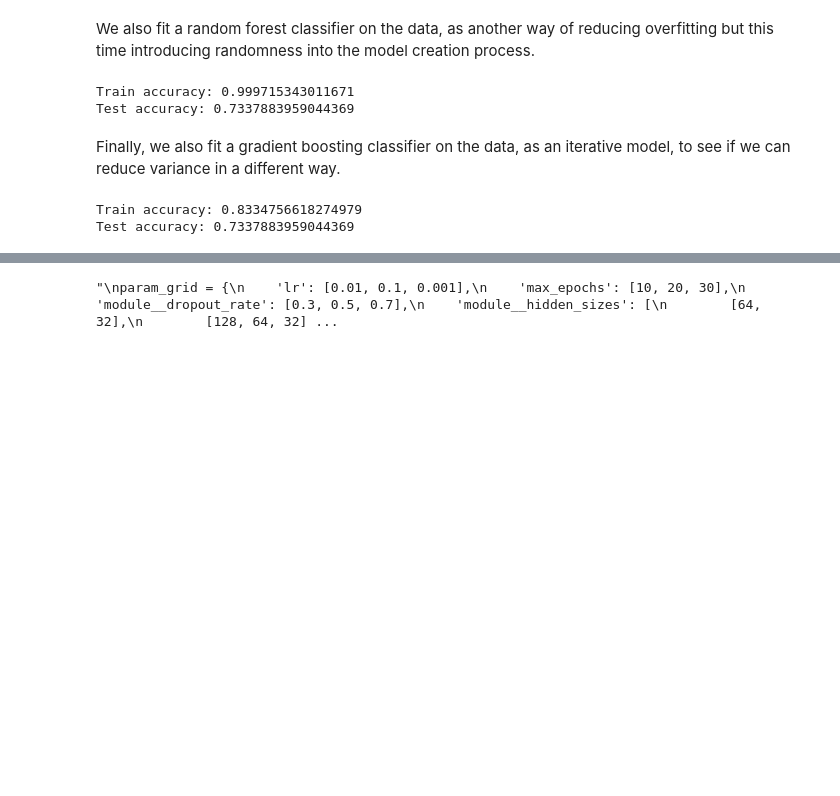
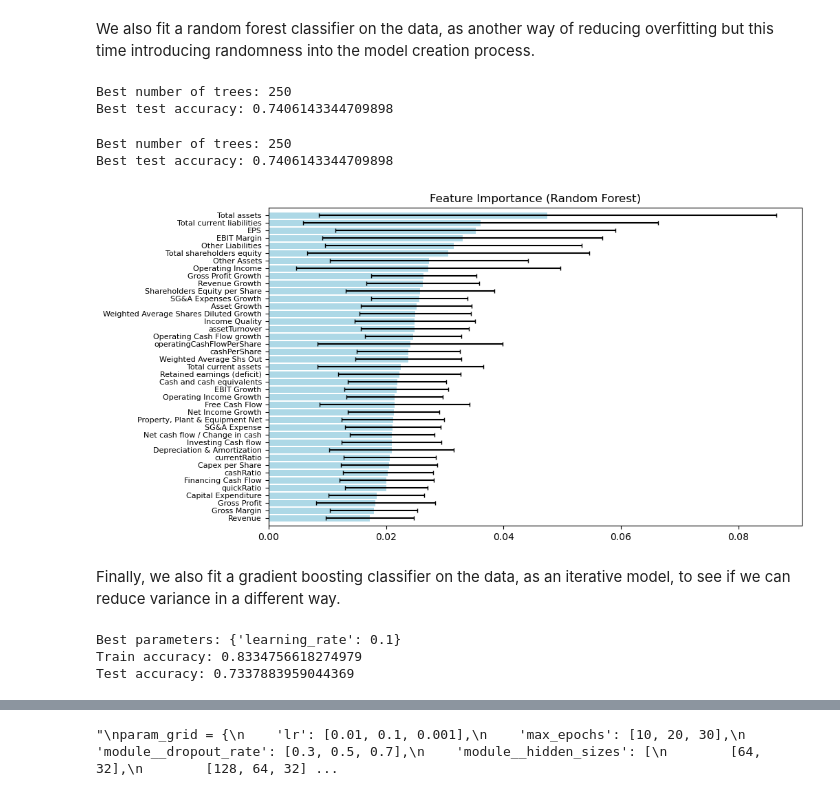
Before and after one commit to hamzehbhamdan/AC209a-Project, a Jupyter notebook: financial_indicators_project.ipynb, the cells around one changed output, grey strips where cells are left out. Cells and saved outputs as stored; diff of their text form; code cells hidden in the pictures; blank space fills up the shorter version.

```diff
--- a/financial_indicators_project.ipynb
+++ b/financial_indicators_project.ipynb
@@ -1236,26 +1236,78 @@ Train accuracy: 0.9974380871050385
 Test accuracy: 0.7235494880546075
 # %% [markdown]
 We also fit a random forest classifier on the data, as another way of reducing overfitting but this time introducing randomness into the model creation process.
+# %%
+# Create a RandomForestClassifier with different number of trees
+best_train_score, best_test_score = 0, 0
+best_n_trees = 0
+for n_trees in [50, 100, 150, 200, 250, 300]:
+    random_forest_clf = RandomForestClassifier(n_estimators=n_trees, random_state=0)
+
+    # Perform cross-validation
+    cv_scores = cross_val_score(random_forest_clf, X_train, y_train, cv=5)
+    cv_mean = cv_scores.mean()
+
+    # Check if the current cross-validation score is the best
+    if cv_mean > best_test_score:
+        best_test_score = cv_mean
+        best_n_trees = n_trees
+# %% [output]
+Best number of trees: 250
+Best test accuracy: 0.7406143344709898
 # %%
-# Create a RandomForestClassifier
-random_forest_clf = RandomForestClassifier(n_estimators=100, random_state=0)
+# Fit the model with the best number of trees
+random_forest_clf = RandomForestClassifier(n_estimators=best_n_trees, random_state=0)
 random_forest_clf.fit(X_train, y_train)
 
 # Store the train and test accuracies
 random_forest_train_score = random_forest_clf.score(X_train, y_train)
 random_forest_test_score = random_forest_clf.score(X_test, y_test)
 
-# Print the accuracies
-print(f"Train accuracy: {random_forest_train_score}")
-print(f"Test accuracy: {random_forest_test_score}")
+# Print the best number of trees and the corresponding test accuracy
+print(f"Best number of trees: {best_n_trees}")
+print(f"Best test accuracy: {random_forest_test_score}")
 # %% [output]
-Train accuracy: 0.999715343011671
-Test accuracy: 0.7337883959044369
+Best number of trees: 250
+Best test accuracy: 0.7406143344709898
+# %%
+importances = random_forest_clf.feature_importances_
+std = np.std([tree.feature_importances_ for tree in random_forest_clf.estimators_], axis=0)
+indices = np.argsort(importances)[::-1]
+
+# Get the feature names
+feature_names = X.columns
+
+# Plot the feature importances of the forest
+plt.figure(figsize=(10, 6))
+plt.title("Feature Importance (Random Forest)")
+plt.barh(range(X_train.shape[1]), importances[indices][::-1],  # Reverse the order to display from highest to lowest importance
+       color="lightblue", xerr=std[indices][::-1], align="center", capsize=2)  # Make error bars thinner and prettier with capsize
+plt.yticks(range(X_train.shape[1]), feature_names[indices][::-1], fontsize=8)  # Make y ticks font smaller and order from highest to lowest importance
+plt.ylim([-1, X_train.shape[1]])
+plt.show()
+# %% [output]
+[figure, added]
 # %% [markdown]
 Finally, we also fit a gradient boosting classifier on the data, as an iterative model, to see if we can reduce variance in a different way.
 # %%
 # Create a GradientBoostingClassifier
 boosting_clf = GradientBoostingClassifier(n_estimators=100, random_state=0)
+
+# Define a grid of hyperparameters to search
+param_grid = {
+    'learning_rate': [0.01, 0.1, 0.2, 0.5, 1.0]
+}
+
+# Use GridSearchCV to find the best learning rate
+grid_search = GridSearchCV(boosting_clf, param_grid, cv=5)
+grid_search.fit(X_train, y_train)
+
+# Get the best parameters
+best_params = grid_search.best_params_
+print(f"Best parameters: {best_params}")
+
+# Fit the model with the best parameters
+boosting_clf = GradientBoostingClassifier(n_estimators=100, random_state=0, learning_rate=best_params['learning_rate'])
 boosting_clf.fit(X_train, y_train)
 
 # Store the train and test accuracies
@@ -1266,6 +1318,7 @@ boosting_test_score = boosting_clf.score(X_test, y_test)
 print(f"Train accuracy: {boosting_train_score}")
 print(f"Test accuracy: {boosting_test_score}")
 # %% [output]
+Best parameters: {'learning_rate': 0.1}
 Train accuracy: 0.8334756618274979
 Test accuracy: 0.7337883959044369
 # %%
```
Also changed, not shown: parts of 8 cells of this notebook.
